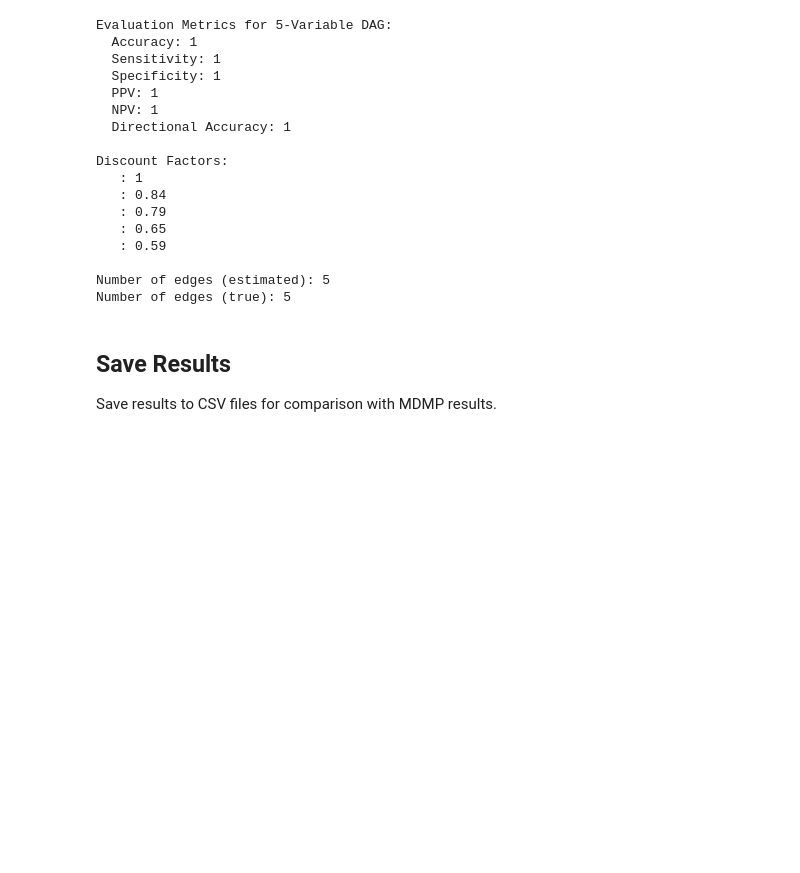
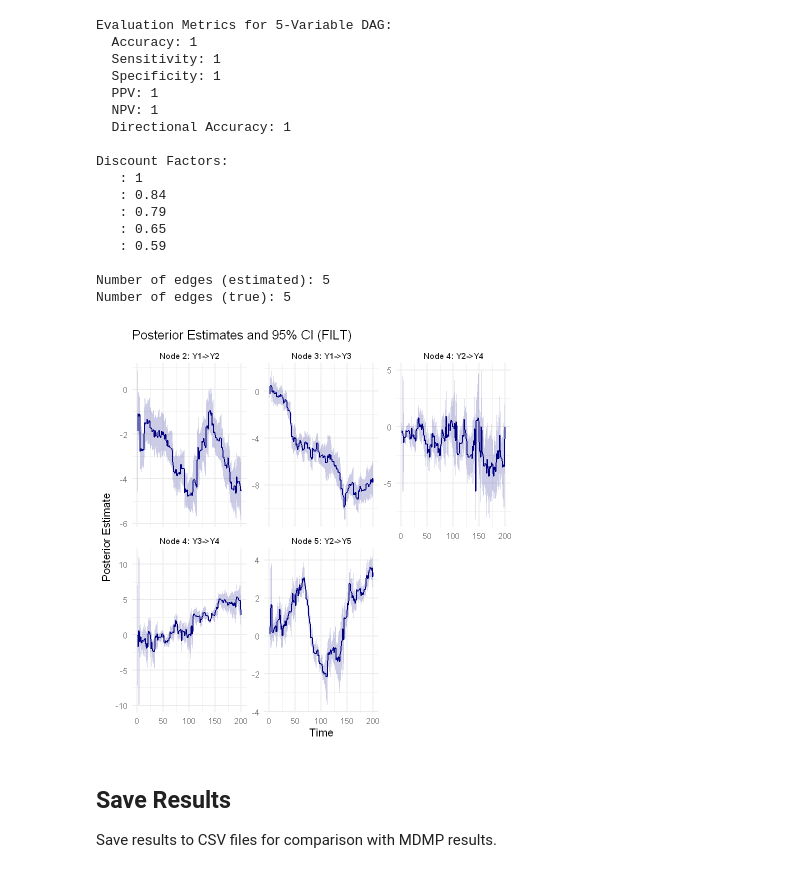
Before and after one commit to maods2/mdmp, a Jupyter notebook: simulation/05_mdmr_structure_learning.ipynb, the cells around one changed output. Saved outputs shown, nothing was run; the diff lists cells and outputs as text; code cells hidden in the pictures; blank space fills up the shorter version.

```diff
--- a/simulation/05_mdmr_structure_learning.ipynb
+++ b/simulation/05_mdmr_structure_learning.ipynb
@@ -191,6 +207,10 @@ Discount Factors:
 
 Number of edges (estimated): 5
 Number of edges (true): 5
+# %%
+plot_arcs(res_5var, type = "connections", distribution = "filt", ci_level = 0.95)
+# %% [output]
+[figure, added]
 # %% [markdown]
 ## Save Results
 
```
Also changed, not shown: parts of 4 cells of this notebook.
